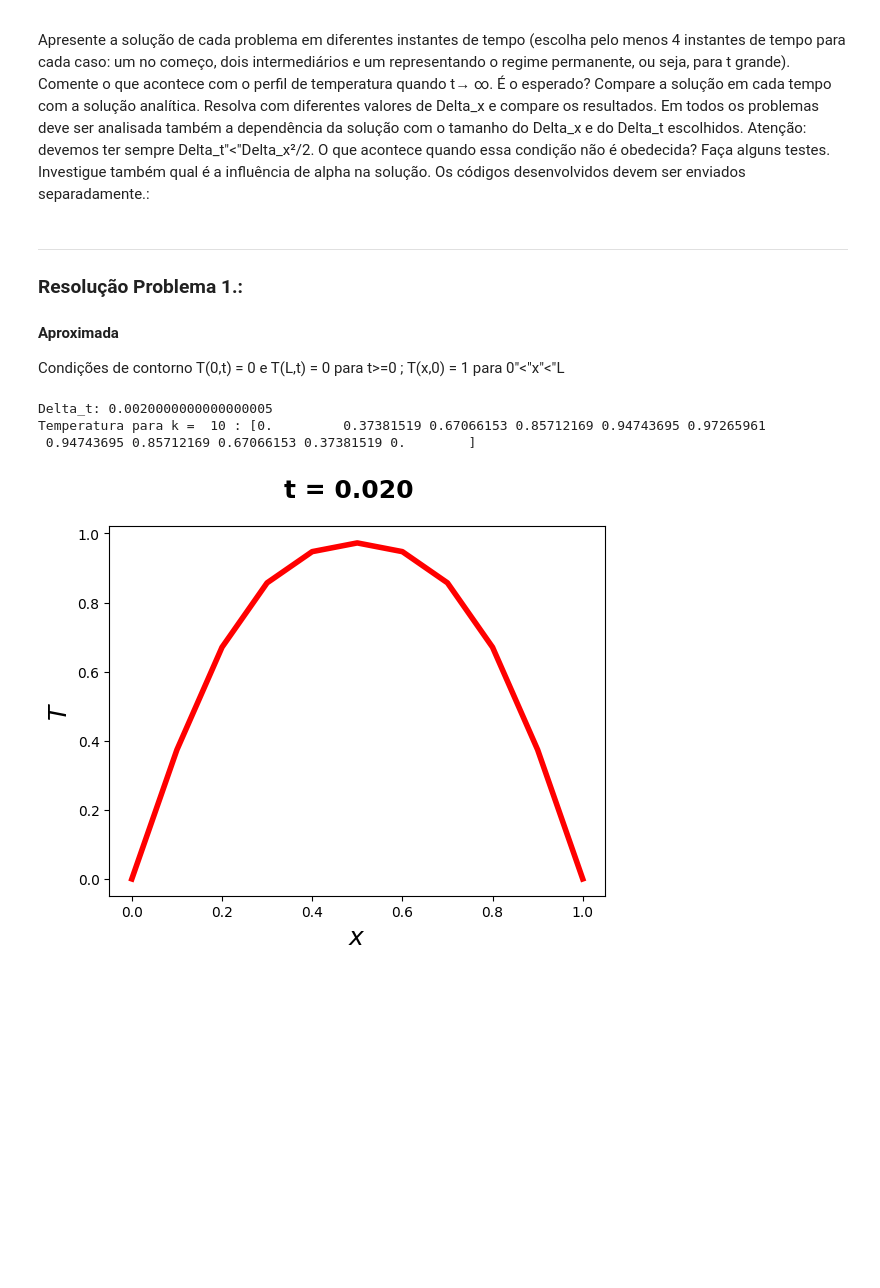
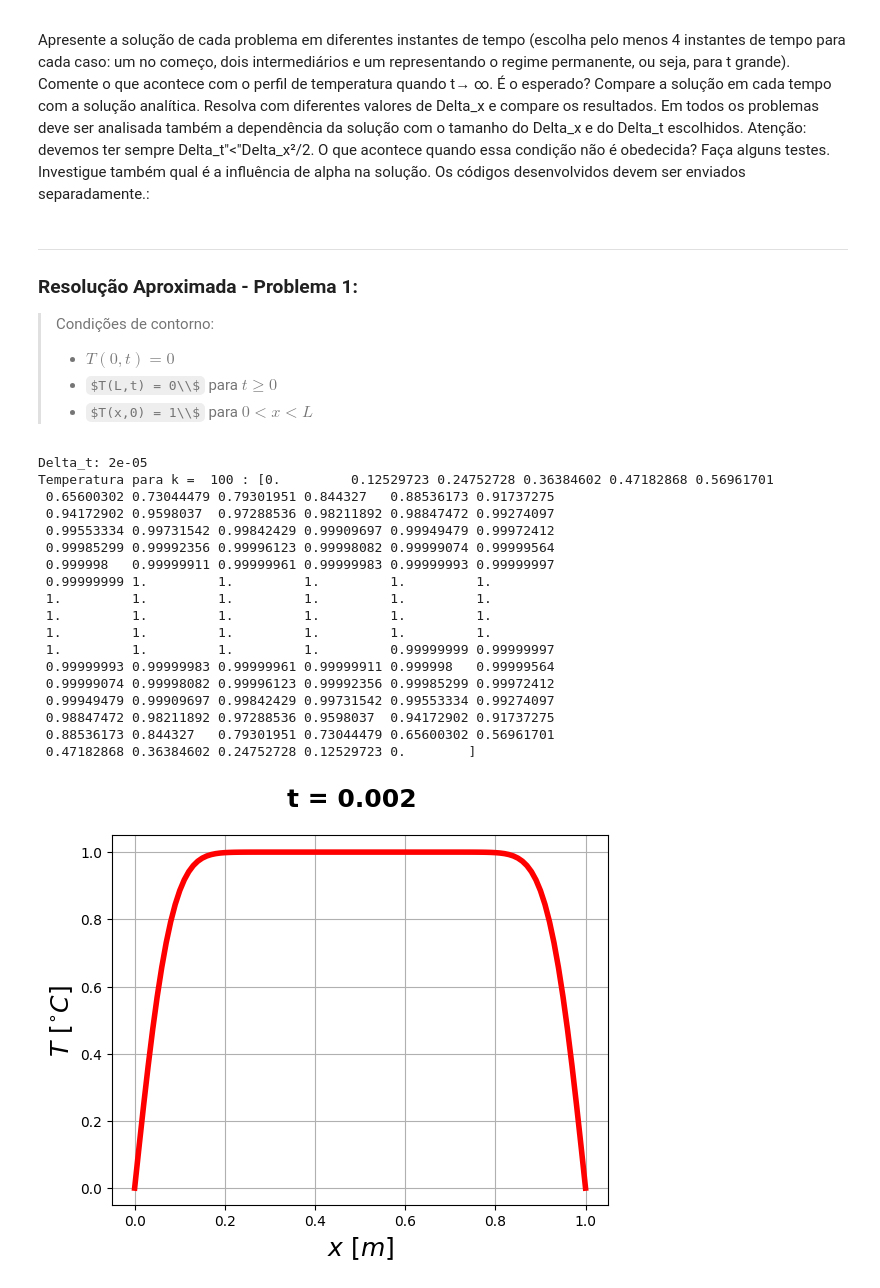
Before and after one commit to Henrique-Z/TCM-Trabalho-Final, a Jupyter notebook: trab-num.ipynb, the cells around one changed output. Drawn from its saved outputs; the diff is of its cells as text; code cells hidden in the pictures; some formulas as TeX source; blank space fills up the shorter version.

```diff
--- a/trab-num.ipynb
+++ b/trab-num.ipynb
@@ -49,11 +49,11 @@ Temperatura em t =  0.020000000000000004  :  [0.00000000e+00 3.44064000e-06 5.39
 import numpy as np
 import matplotlib.pyplot as plt
 
-N = 10
-k_final = 10
+N = 100
+k_final = 100
 L = 1.0
 
-x = np.linspace(0.0, L, N + 1) # Vetor x , usado para plotar
+x = np.linspace(0.0, L, N + 1) # Vetor x, usado para plotar
 
 delta_x = L/N
 delta_t = 0.2 * delta_x * delta_x
@@ -70,14 +70,16 @@ for k in range(1, k_final + 1):
 t = k * delta_t # Tempo atual, usado no titulo do grafico
 
 fig = plt.figure()
-ax = fig.add_subplot()
+fig.suptitle('t = %.3f'%t, fontsize = 18, fontweight = 'bold')
 
-fig.suptitle('t = %.3f'%t, fontsize = 18, fontweight = 'bold')
-ax.set_ylabel('$T$', fontsize = 18)
-ax.set_xlabel('$x$', fontsize = 18)
+graphic_ex = fig.add_subplot()
+graphic_ex.grid(True)
+
+graphic_ex.set_ylabel('$T$ $[^{\circ}C]$', fontsize = 18)
+graphic_ex.set_xlabel('$x$ $[m]$', fontsize = 18)
 
 plt.plot(x, Temp, '-r', lw = 4)
-plt.savefig('figura.pdf', format ='pdf', dpi = 1200, bbox_inches = 'tight')
+plt.savefig('figura-ex.pdf', format ='pdf', dpi = 1200, bbox_inches = 'tight')
 
 plt.show()
 # %% [output]
@@ -88,53 +90,75 @@ plt.show()
 Apresente a solução de cada problema em diferentes instantes de tempo (escolha pelo menos 4 instantes de tempo para cada caso: um no começo, dois intermediários e um representando o regime permanente, ou seja, para t grande). Comente o que acontece com o perfil de temperatura quando t→ ∞. É o esperado? Compare a solução em cada tempo com a solução analítica. Resolva com diferentes valores de Delta_x e compare os resultados. Em todos os problemas deve ser analisada também a dependência da solução com o tamanho do Delta_x e do Delta_t escolhidos. Atenção: devemos ter sempre Delta_t"<"Delta_x²/2. O que acontece quando essa condição não é obedecida? Faça alguns testes. Investigue também qual é a influência de alpha na solução. Os códigos desenvolvidos devem ser enviados separadamente.:
 # %% [markdown]
 ***
-### Resolução Problema 1.:
-#### Aproximada
-Condições de contorno T(0,t) = 0 e T(L,t) = 0 para t>=0 ; T(x,0) = 1 para 0"<"x"<"L
+### Resolução Aproximada - Problema 1:
+
+> Condições de contorno:
+> - $T(0,t) = 0$
+> - $T(L,t) = 0\\$
+>   para $t\ge 0$
+> - $T(x,0) = 1\\$
+>   para $0 < x < L$
 # %%
 import numpy as np
 import matplotlib.pyplot as plt
 
-N = 10
-k_final = 10
+N = 100
+k_final = 100
 L = 1
 
 x = np.linspace(0.0, L, N + 1) # Vetor x , usado para plotar
 
 delta_x = L/N
 delta_t = 0.2 * delta_x * delta_x
 print("Delta_t:", delta_t)
 
 #Temperatura para o instante inicial
 Temp = np.ones(N + 1, float)    # T(x,0) = 1
 Temp[0] = 0                     # T(0,t) = 0
 Temp[N] = 0                     # T(L,t) = 0
 Temp_nova = np.copy(Temp)
 
 for k in range(1, k_final + 1):
     for i in range(1, N):
         Temp_nova[i] = Temp[i] + (delta_t/(delta_x*delta_x) ) * (Temp[i+1] - 2.0*Temp[i] + Temp[i-1])
     Temp = np.copy(Temp_nova)
 
 print('Temperatura para k = ', k, ':', Temp)
 
 t = k * delta_t # Tempo atual, usado no titulo do grafico
 
 fig = plt.figure()
-ax = fig.add_subplot()
+fig.suptitle('t = %.3f'%t, fontsize = 18, fontweight = 'bold')
 
-fig.suptitle('t = %.3f'%t, fontsize = 18, fontweight = 'bold')
-ax.set_ylabel('$T$', fontsize = 18)
-ax.set_xlabel('$x$', fontsize = 18)
+graphic_1 = fig.add_subplot()
+graphic_1.grid(True)
+
+graphic_1.set_ylabel('$T$ $[^{\circ}C]$', fontsize = 18)
+graphic_1.set_xlabel('$x$ $[m]$', fontsize = 18)
 
 plt.plot(x, Temp, '-r', lw = 4)
-plt.savefig('figura1.pdf', format ='pdf', dpi = 1200, bbox_inches = 'tight')
+plt.savefig('figura-1.pdf', format ='pdf', dpi = 1200, bbox_inches = 'tight')
 
 plt.show()
 # %% [output]
-Delta_t: 0.0020000000000000005
-Temperatura para k =  10 : [0.         0.37381519 0.67066153 0.85712169 0.94743695 0.97265961
- 0.94743695 0.85712169 0.67066153 0.37381519 0.        ]
+Delta_t: 2e-05
+Temperatura para k =  100 : [0.         0.12529723 0.24752728 0.36384602 0.47182868 0.56961701
+ 0.65600302 0.73044479 0.79301951 0.844327   0.88536173 0.91737275
+ 0.94172902 0.9598037  0.97288536 0.98211892 0.98847472 0.99274097
+ 0.99553334 0.99731542 0.99842429 0.99909697 0.99949479 0.99972412
+ 0.99985299 0.99992356 0.99996123 0.99998082 0.99999074 0.99999564
+ 0.999998   0.99999911 0.99999961 0.99999983 0.99999993 0.99999997
+ 0.99999999 1.         1.         1.         1.         1.
+ 1.         1.         1.         1.         1.         1.
+ 1.         1.         1.         1.         1.         1.
+ 1.         1.         1.         1.         1.         1.
+ 1.         1.         1.         1.         0.99999999 0.99999997
+ 0.99999993 0.99999983 0.99999961 0.99999911 0.999998   0.99999564
+ 0.99999074 0.99998082 0.99996123 0.99992356 0.99985299 0.99972412
+ 0.99949479 0.99909697 0.99842429 0.99731542 0.99553334 0.99274097
+ 0.98847472 0.98211892 0.97288536 0.9598037  0.94172902 0.91737275
+ 0.88536173 0.844327   0.79301951 0.73044479 0.65600302 0.56961701
+ 0.47182868 0.36384602 0.24752728 0.12529723 0.        ]
-[figure, old version]
+[figure, new version]
 # %% [markdown]
 ***
```
Also changed, not shown: parts of 5 cells of this notebook, 8 other files.
